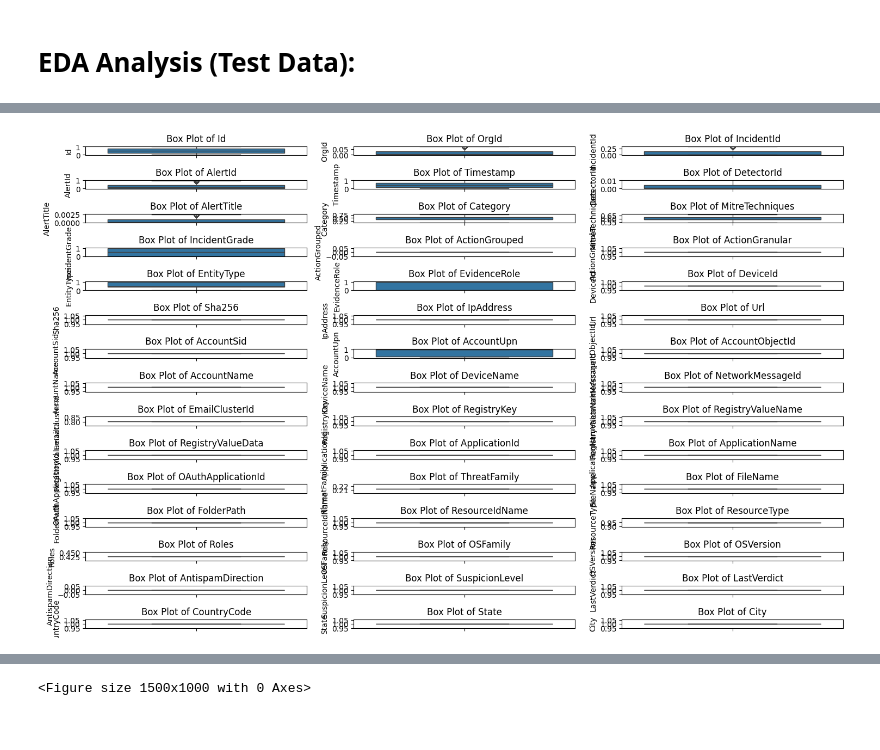
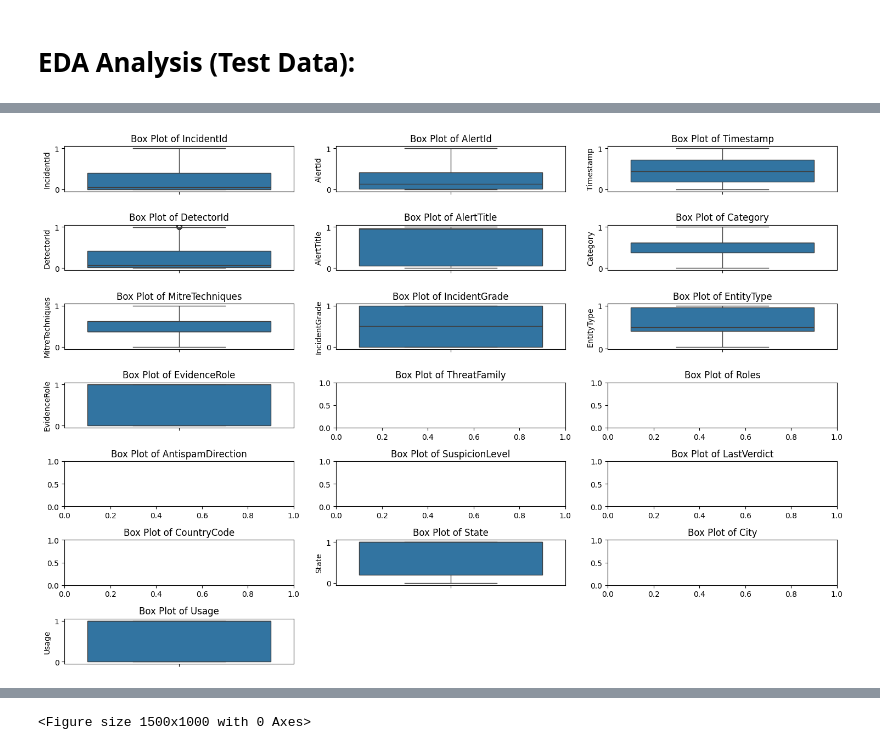
Before and after one commit to Ramya123321/Microsoft--Classifying-Cybersecurity-Incidents, a Jupyter notebook: Cyber Security.ipynb, the cells around one changed output, grey strips where cells are left out. Saved outputs shown, nothing was run; the diff lists cells and outputs as text; code cells hidden in the pictures.

```diff
--- a/Cyber Security.ipynb
+++ b/Cyber Security.ipynb
@@ -886,7 +658,0 @@ df2['City'].fillna(mode_city, inplace=True)
-# %%
-# Check the unique values in the 'Usage' column
-print(df2['Usage'].unique())
-
-# Since 'Usage' is likely a categorical variable representing the usage of a resource (e.g., low, medium, high),
-mode_usage = df2['Usage'].mode()[0]
-df2['Usage'].fillna(mode_usage, inplace=True)
@@ -895,9 +658,0 @@ df2['Usage'].fillna(mode_usage, inplace=True)
-# %%
-# prompt: to fill null values using mode in each column
-
-for column in df1.columns:
-  if df1[column].isnull().any():
-    if df1[column].dtype == 'object':
-      df1[column].fillna(df1[column].mode()[0], inplace=True)
-    else:
-      df1[column].fillna(df1[column].median(), inplace=True)
@@ -948,0 +659,6 @@ Missing numerical columns in test data: ['Timestamp', 'Category', 'MitreTechniqu
+# %%
+# Fill missing values in 'State', 'City', 'CountryCode', and 'Usage' using the mode
+for column in ['State', 'City', 'CountryCode', 'Usage']:
+  if column in df2.columns:
+    mode_value = df2[column].mode()[0]
+    df2[column].fillna(mode_value, inplace=True)
@@ -948,0 +692,12 @@ Missing numerical columns in test data: ['Timestamp', 'Category', 'MitreTechniqu
+# %%
+# Convert numerical columns to categorical
+for column in ['State', 'City', 'AlertTitle']:
+  if column in df2.columns:  # Check if the column exists in the DataFrame
+    df2[column] = df2[column].astype('object')
+
+# Update the lists of categorical and numerical columns after conversion
+categorical_cols = df2.select_dtypes(include=['object']).columns.tolist()
+numerical_cols = df2.select_dtypes(include=['number']).columns.tolist()
+
+print("Categorical columns:", categorical_cols)
+print("Numerical columns:", numerical_cols)
@@ -1050,11 +808,12 @@ plt.show()
 # %%
 # 4. Box plots for numerical columns
 plt.figure(figsize=(15, 10))
 for i, col in enumerate(numerical_cols):
-    plt.subplot(len(numerical_cols) // 3 + 1, 3, i + 1)
-    sns.boxplot(y=df4_sample[col])
-    plt.title(f'Box Plot of {col}')
+    if df4_sample[col].dtype in ['int64', 'float64']:  # Check if the column is numeric
+        plt.subplot(len(numerical_cols) // 3 + 1, 3, i + 1)
+        sns.boxplot(y=df4_sample[col].dropna()) # Drop NaN values
+        plt.title(f'Box Plot of {col}')
 plt.tight_layout()
 plt.show()
 # %% [output]
-[figure, old version]
+[figure, new version]
```
Also changed, not shown: parts of 183 cells of this notebook.
